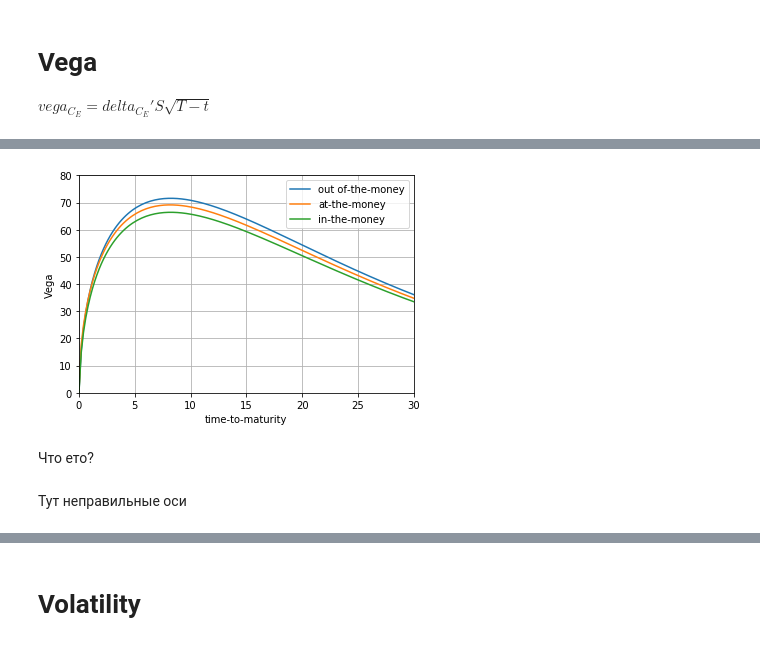
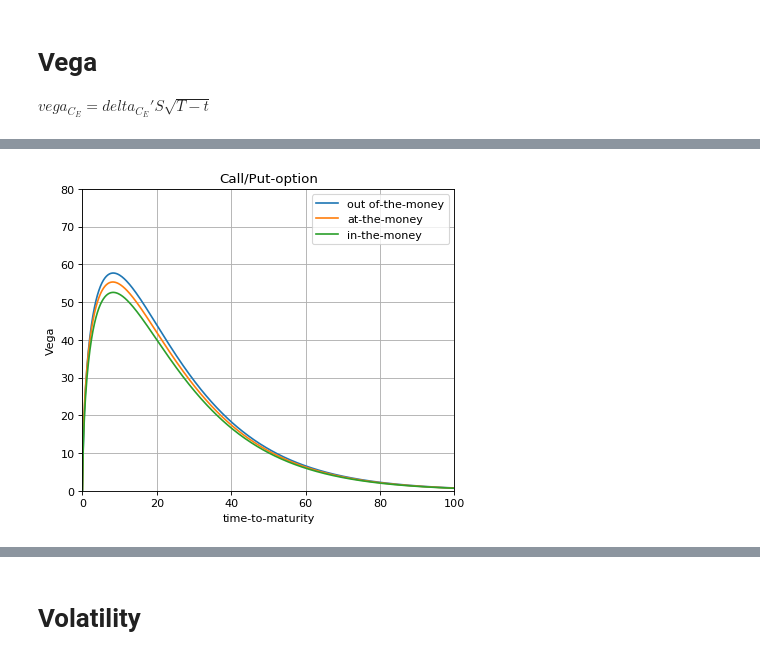
Before and after one commit to IPostevoi/Finance, a Jupyter notebook: Greeks.ipynb, the cells around one changed output, grey strips where cells are left out. Saved outputs shown, nothing was run; the diff lists cells and outputs as text; code cells hidden in the pictures.

```diff
--- a/Greeks.ipynb
+++ b/Greeks.ipynb
@@ -154 +163,4 @@ V3 = S * f(d1(S, 0.2)) * np.sqrt(0.2)
+# %%
+def Vega_call(S, T):
+    return S * f(d1(S, T)) * np.sqrt(T)
 # %%
@@ -172,15 +183,16 @@ V3 = S3 * f(d1(S3, ttm)) * np.sqrt(ttm)
 # %%
-plt.plot(ttm, V2)
-plt.plot(ttm, V1)
-plt.plot(ttm, V3)
+fig=plt.figure(figsize=(6, 5), dpi= 80, facecolor='w', edgecolor='k')
+
+plt.plot(ttm, Vega_call(75, ttm))
+plt.plot(ttm, Vega_call(80, ttm))
+plt.plot(ttm, Vega_call(85, ttm))
+plt.title('Call/Put-option')
 plt.legend(['out of-the-money', 'at-the-money', 'in-the-money'])
-plt.axis([0, 30, 0, 80])
+plt.axis([0, 100, 0, 80])
 plt.xlabel('time-to-maturity')
 plt.ylabel('Vega')
 plt.grid(True)
 plt.show()
 # %% [output]
-[figure, old version]
+[figure, new version]
-# %% [markdown]
-Что ето?
 # %%
@@ -188,3 +200 @@ GV = G1 / V1
-# %% [markdown]
-Тут неправильные оси
 # %%
```
Also changed, not shown: parts of 61 cells of this notebook.
